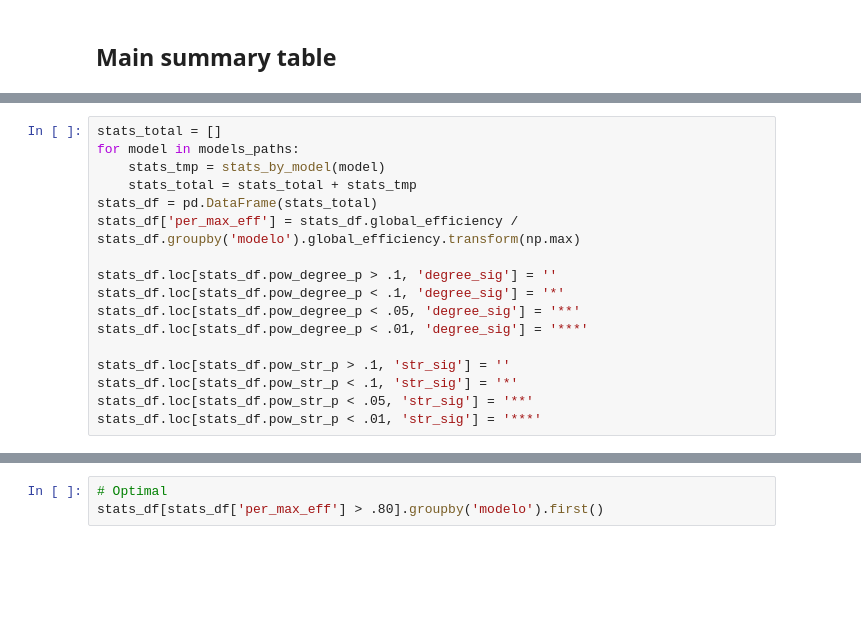
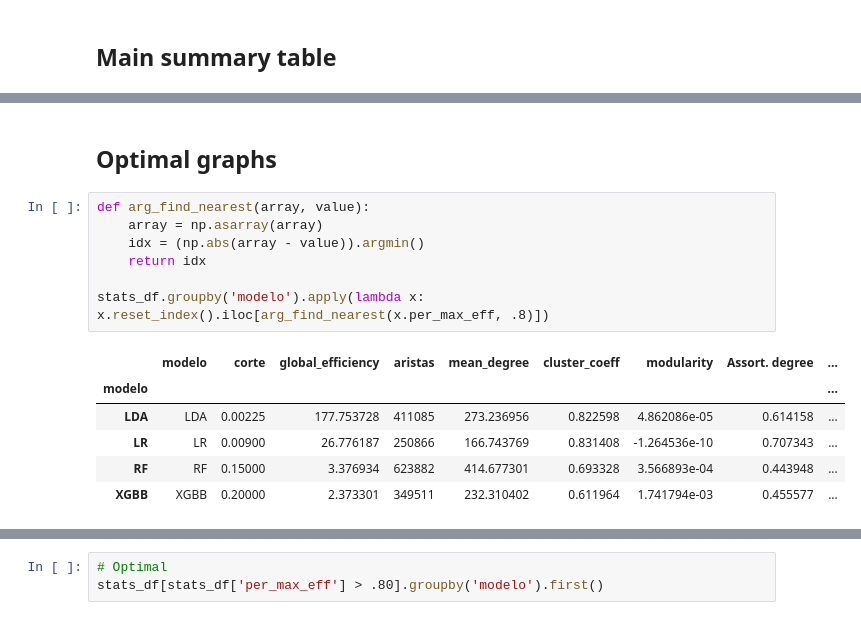
Before and after one commit to AzaelCC/Credit-Risk-Explainable-ML, a Jupyter notebook: src/GraphAnalysis_jobs/SummaryTable.ipynb, the cells around one changed output, grey strips where cells are left out. Cells and saved outputs as stored; diff of their text form; blank space fills up the shorter version.

```diff
--- a/src/GraphAnalysis_jobs/SummaryTable.ipynb
+++ b/src/GraphAnalysis_jobs/SummaryTable.ipynb
@@ -315,17 +244,16 @@ for model in models_paths:
-# %%
-stats_total = []
-for model in models_paths:
-    stats_tmp = stats_by_model(model)
-    stats_total = stats_total + stats_tmp
-stats_df = pd.DataFrame(stats_total)
-stats_df['per_max_eff'] = stats_df.global_efficiency / stats_df.groupby('modelo').global_efficiency.transform(np.max)
-
-stats_df.loc[stats_df.pow_degree_p > .1, 'degree_sig'] = ''
-stats_df.loc[stats_df.pow_degree_p < .1, 'degree_sig'] = '*'
-stats_df.loc[stats_df.pow_degree_p < .05, 'degree_sig'] = '**'
-stats_df.loc[stats_df.pow_degree_p < .01, 'degree_sig'] = '***'
-
-stats_df.loc[stats_df.pow_str_p > .1, 'str_sig'] = ''
-stats_df.loc[stats_df.pow_str_p < .1, 'str_sig'] = '*'
-stats_df.loc[stats_df.pow_str_p < .05, 'str_sig'] = '**'
-stats_df.loc[stats_df.pow_str_p < .01, 'str_sig'] = '***'
+# %% [markdown]
+## Optimal graphs
+# %%
+def arg_find_nearest(array, value):
+    array = np.asarray(array)
+    idx = (np.abs(array - value)).argmin()
+    return idx
+
+stats_df.groupby('modelo').apply(lambda x: x.reset_index().iloc[arg_find_nearest(x.per_max_eff, .8)])
+# %% [output]
+|  | modelo | corte | global_efficiency | aristas | mean_degree | cluster_coeff | modularity | Assort. degree | ... |
+| modelo |  |  |  |  |  |  |  |  | ... |
+| LDA | LDA | 0.00225 | 177.753728 | 411085 | 273.236956 | 0.822598 | 4.862086e-05 | 0.614158 | ... |
+| LR | LR | 0.00900 | 26.776187 | 250866 | 166.743769 | 0.831408 | -1.264536e-10 | 0.707343 | ... |
+| RF | RF | 0.15000 | 3.376934 | 623882 | 414.677301 | 0.693328 | 3.566893e-04 | 0.443948 | ... |
+| XGBB | XGBB | 0.20000 | 2.373301 | 349511 | 232.310402 | 0.611964 | 1.741794e-03 | 0.455577 | ... |
```
Also changed, not shown: parts of 18 cells of this notebook.
